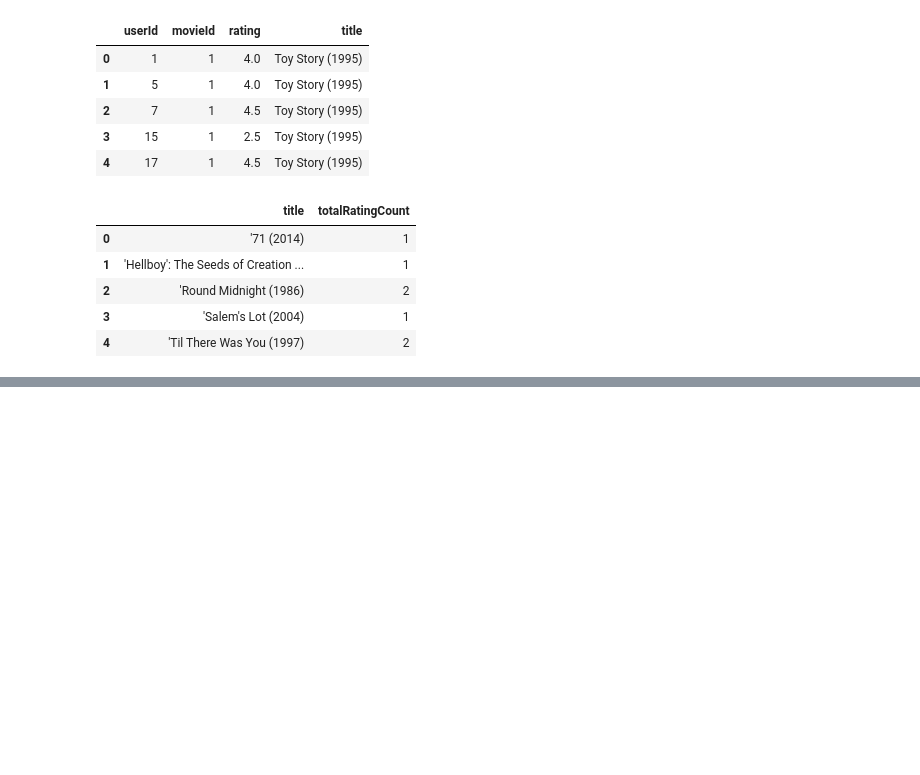
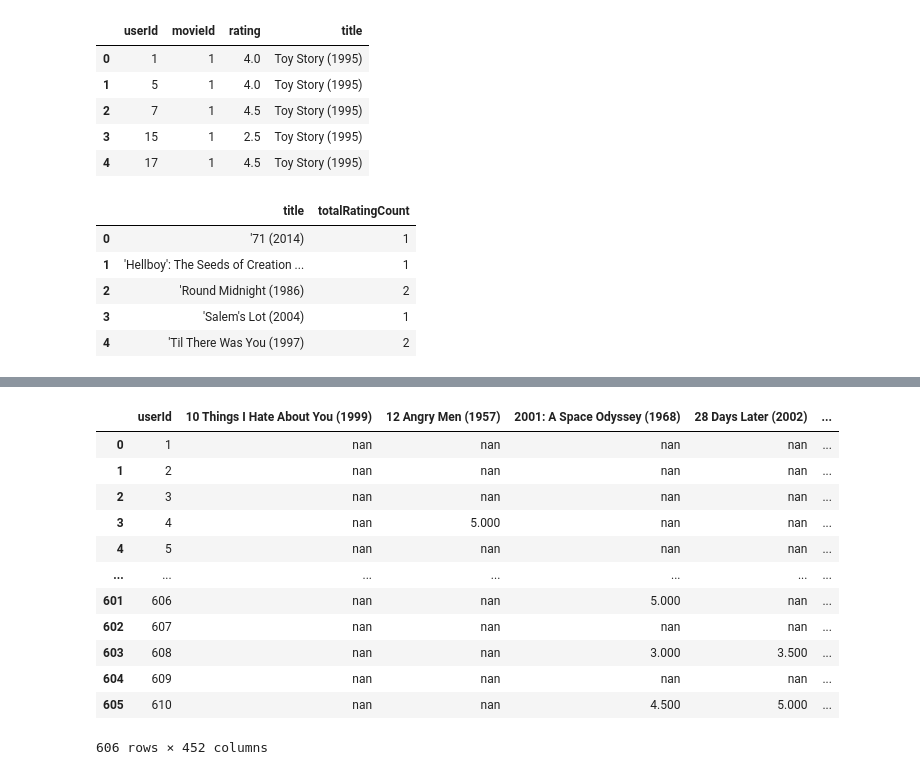
Before and after one commit to chibz3/Movie_Recommendation_Engine, a Jupyter notebook: Rec_eng.ipynb, the cells around one changed output, grey strips where cells are left out. Saved outputs shown, nothing was run; the diff lists cells and outputs as text; code cells hidden in the pictures; blank space fills up the shorter version.

```diff
--- a/Rec_eng.ipynb
+++ b/Rec_eng.ipynb
@@ -286,0 +344,16 @@ movie_ratingCount.head()
+# %%
+rating_with_totalRatingCount_and_avg
+# %% [output]
+|  | userId | 10 Things I Hate About You (1999) | 12 Angry Men (1957) | 2001: A Space Odyssey (1968) | 28 Days Later (2002) | ... |
+| 0 | 1 | nan | nan | nan | nan | ... |
+| 1 | 2 | nan | nan | nan | nan | ... |
+| 2 | 3 | nan | nan | nan | nan | ... |
+| 3 | 4 | nan | 5.000 | nan | nan | ... |
+| 4 | 5 | nan | nan | nan | nan | ... |
+| ... | ... | ... | ... | ... | ... | ... |
+| 601 | 606 | nan | nan | 5.000 | nan | ... |
+| 602 | 607 | nan | nan | nan | nan | ... |
+| 603 | 608 | nan | nan | 3.000 | 3.500 | ... |
+| 604 | 609 | nan | nan | nan | nan | ... |
+| 605 | 610 | nan | nan | 4.500 | 5.000 | ... |
+606 rows × 452 columns
```
Also changed, not shown: parts of 40 cells of this notebook.
